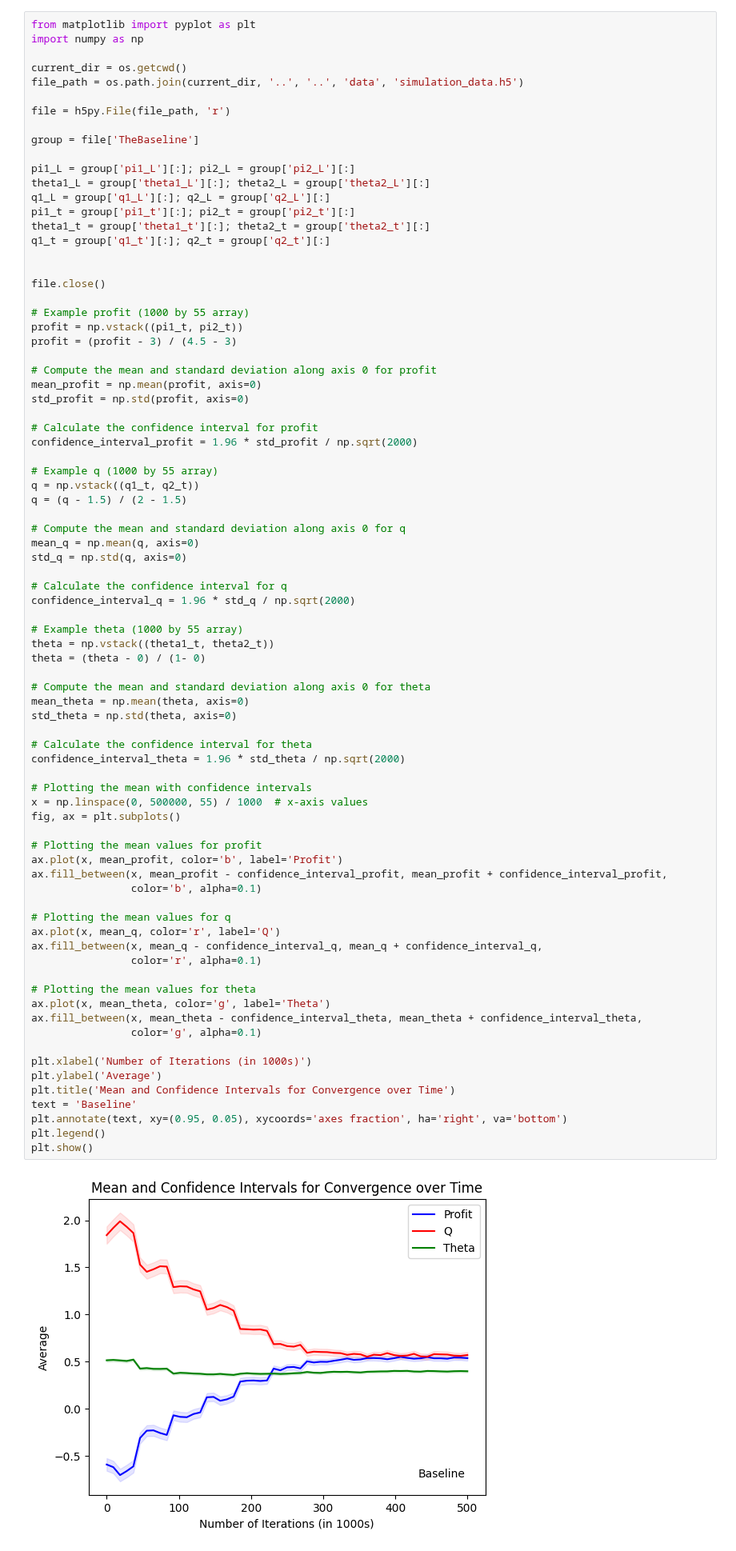
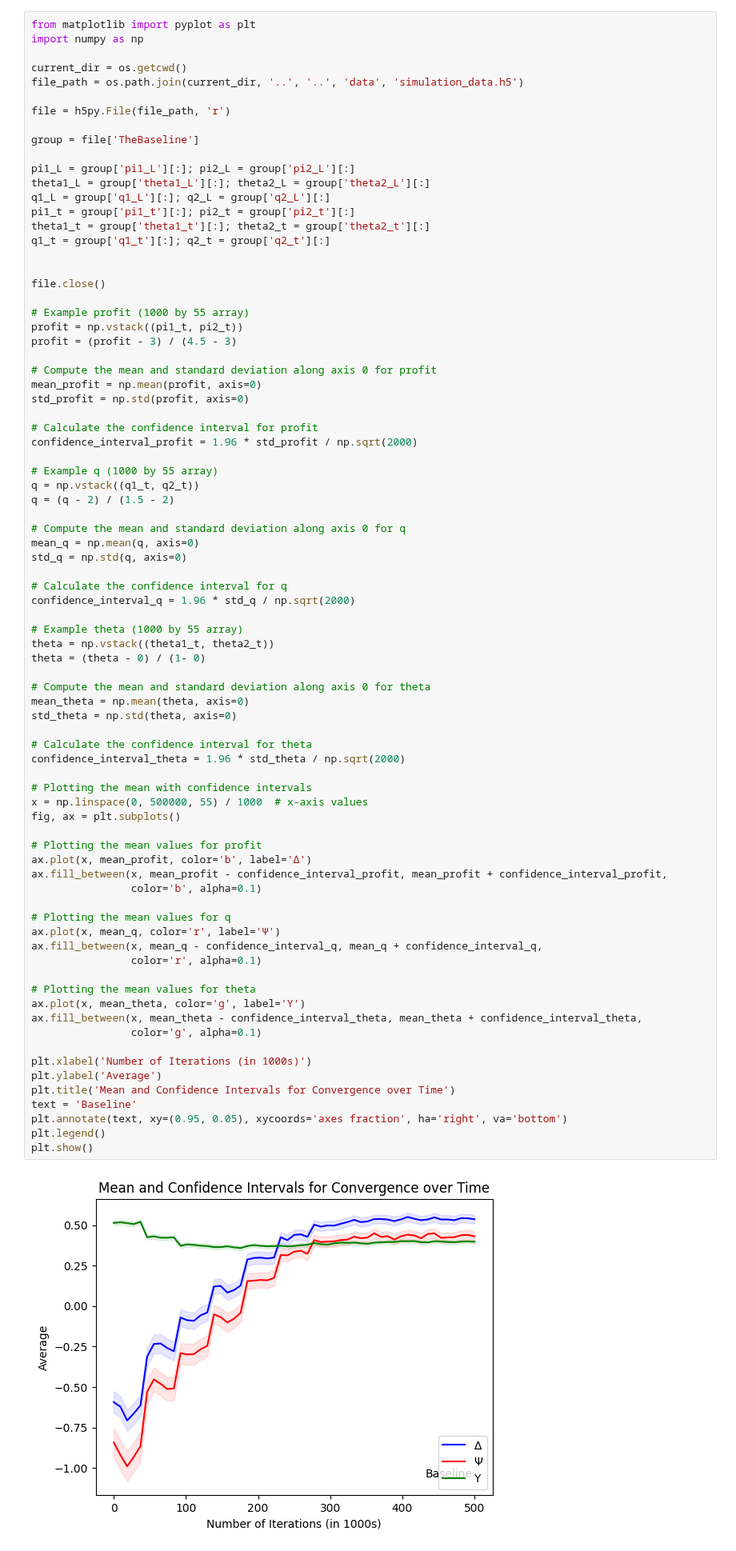
Before and after one commit to WouterBant/Algorithmic-Collusion-an-Experimental-Study, a Jupyter notebook: src/runs/other.ipynb, the cells around one changed output. Shown at 80% size. Saved outputs shown, nothing was run; the diff lists cells and outputs as text.

Commit message:
fix plot

```diff
--- a/src/runs/other.ipynb
+++ b/src/runs/other.ipynb
@@ -208,7 +208,7 @@ confidence_interval_profit = 1.96 * std_profit / np.sqrt(2000)
 
 # Example q (1000 by 55 array)
 q = np.vstack((q1_t, q2_t))
-q = (q - 1.5) / (2 - 1.5)
+q = (q - 2) / (1.5 - 2)
 
 # Compute the mean and standard deviation along axis 0 for q
 mean_q = np.mean(q, axis=0)
@@ -225,37 +225,37 @@ theta = (theta - 0) / (1- 0)
 mean_theta = np.mean(theta, axis=0)
 std_theta = np.std(theta, axis=0)
 
 # Calculate the confidence interval for theta
 confidence_interval_theta = 1.96 * std_theta / np.sqrt(2000)
 
 # Plotting the mean with confidence intervals
 x = np.linspace(0, 500000, 55) / 1000  # x-axis values
 fig, ax = plt.subplots()
 
 # Plotting the mean values for profit
-ax.plot(x, mean_profit, color='b', label='Profit')
+ax.plot(x, mean_profit, color='b', label='∆')
 ax.fill_between(x, mean_profit - confidence_interval_profit, mean_profit + confidence_interval_profit,
                 color='b', alpha=0.1)
 
 # Plotting the mean values for q
-ax.plot(x, mean_q, color='r', label='Q')
+ax.plot(x, mean_q, color='r', label='Ψ')
 ax.fill_between(x, mean_q - confidence_interval_q, mean_q + confidence_interval_q,
                 color='r', alpha=0.1)
 
 # Plotting the mean values for theta
-ax.plot(x, mean_theta, color='g', label='Theta')
+ax.plot(x, mean_theta, color='g', label='Υ')
 ax.fill_between(x, mean_theta - confidence_interval_theta, mean_theta + confidence_interval_theta,
                 color='g', alpha=0.1)
 
 plt.xlabel('Number of Iterations (in 1000s)')
 plt.ylabel('Average')
 plt.title('Mean and Confidence Intervals for Convergence over Time')
 text = 'Baseline'
 plt.annotate(text, xy=(0.95, 0.05), xycoords='axes fraction', ha='right', va='bottom')
 plt.legend()
 plt.show()
 # %% [output]
-[figure, old version]
+[figure, new version]
 # %%
 def visualize_convergence_over_T(pi1_t, pi2_t):
     group_size = 5
```
